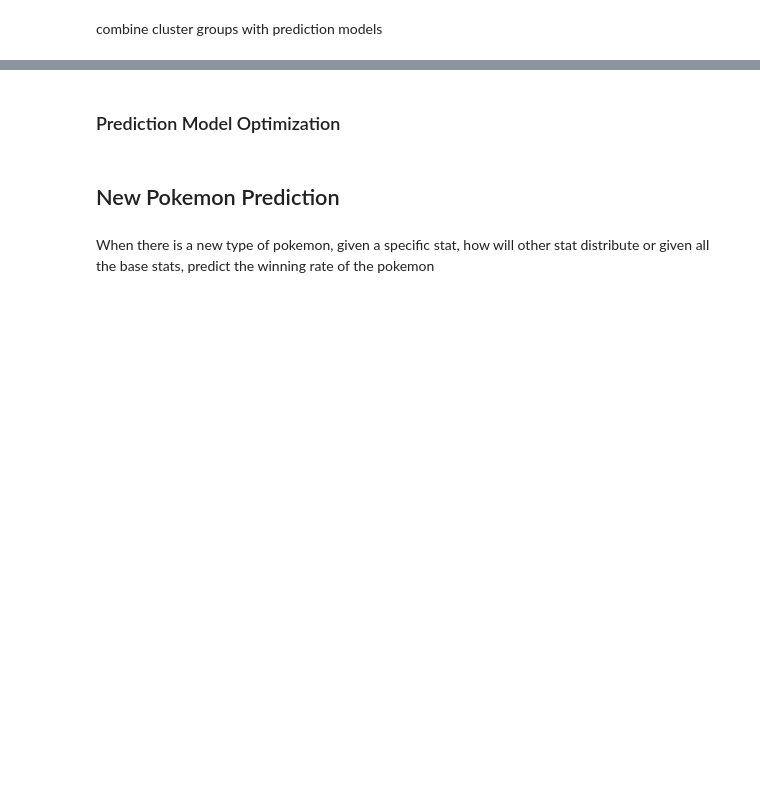
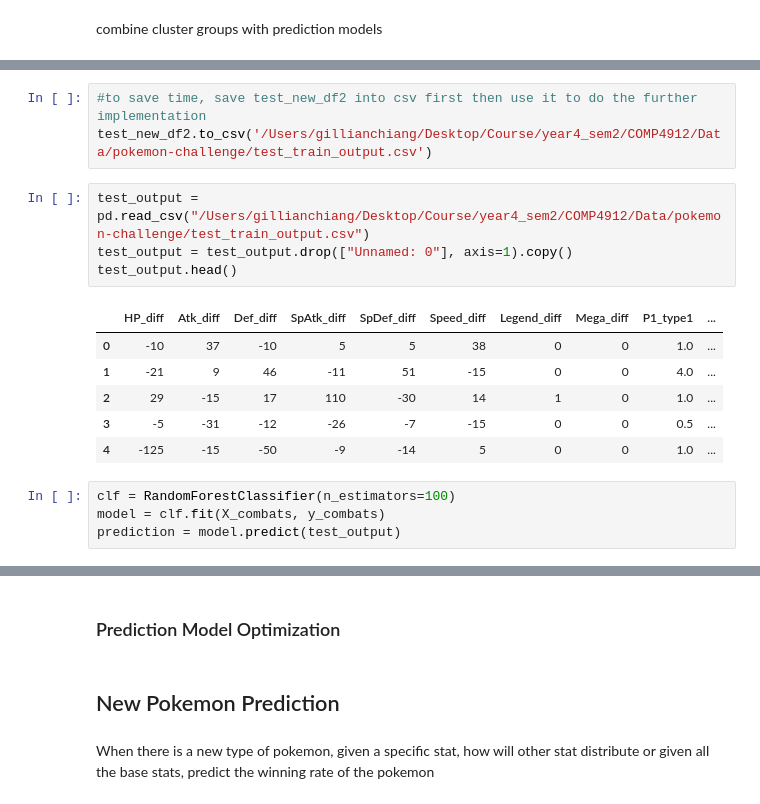
Before and after one commit to gillian850413/COMP4912, a Jupyter notebook: Notebook/Pokemon_Week7.ipynb, the cells around one changed output, grey strips where cells are left out. Drawn from its saved outputs; the diff is of its cells as text; blank space fills up the shorter version.

Commit message:
add prediction

```diff
--- a/Notebook/Pokemon_Week7.ipynb
+++ b/Notebook/Pokemon_Week7.ipynb
@@ -908,0 +981,18 @@ combine cluster groups with prediction models
+# %%
+#to save time, save test_new_df2 into csv first then use it to do the further implementation
+test_new_df2.to_csv('/Users/gillianchiang/Desktop/Course/year4_sem2/COMP4912/Data/pokemon-challenge/test_train_output.csv')
+# %%
+test_output = pd.read_csv("/Users/gillianchiang/Desktop/Course/year4_sem2/COMP4912/Data/pokemon-challenge/test_train_output.csv")
+test_output = test_output.drop(["Unnamed: 0"], axis=1).copy()
+test_output.head()
+# %% [output]
+|  | HP_diff | Atk_diff | Def_diff | SpAtk_diff | SpDef_diff | Speed_diff | Legend_diff | Mega_diff | P1_type1 | ... |
+| 0 | -10 | 37 | -10 | 5 | 5 | 38 | 0 | 0 | 1.0 | ... |
+| 1 | -21 | 9 | 46 | -11 | 51 | -15 | 0 | 0 | 4.0 | ... |
+| 2 | 29 | -15 | 17 | 110 | -30 | 14 | 1 | 0 | 1.0 | ... |
+| 3 | -5 | -31 | -12 | -26 | -7 | -15 | 0 | 0 | 0.5 | ... |
+| 4 | -125 | -15 | -50 | -9 | -14 | 5 | 0 | 0 | 1.0 | ... |
+# %%
+clf = RandomForestClassifier(n_estimators=100)
+model = clf.fit(X_combats, y_combats)
+prediction = model.predict(test_output)
```
Also changed, not shown: parts of 19 cells of this notebook.
